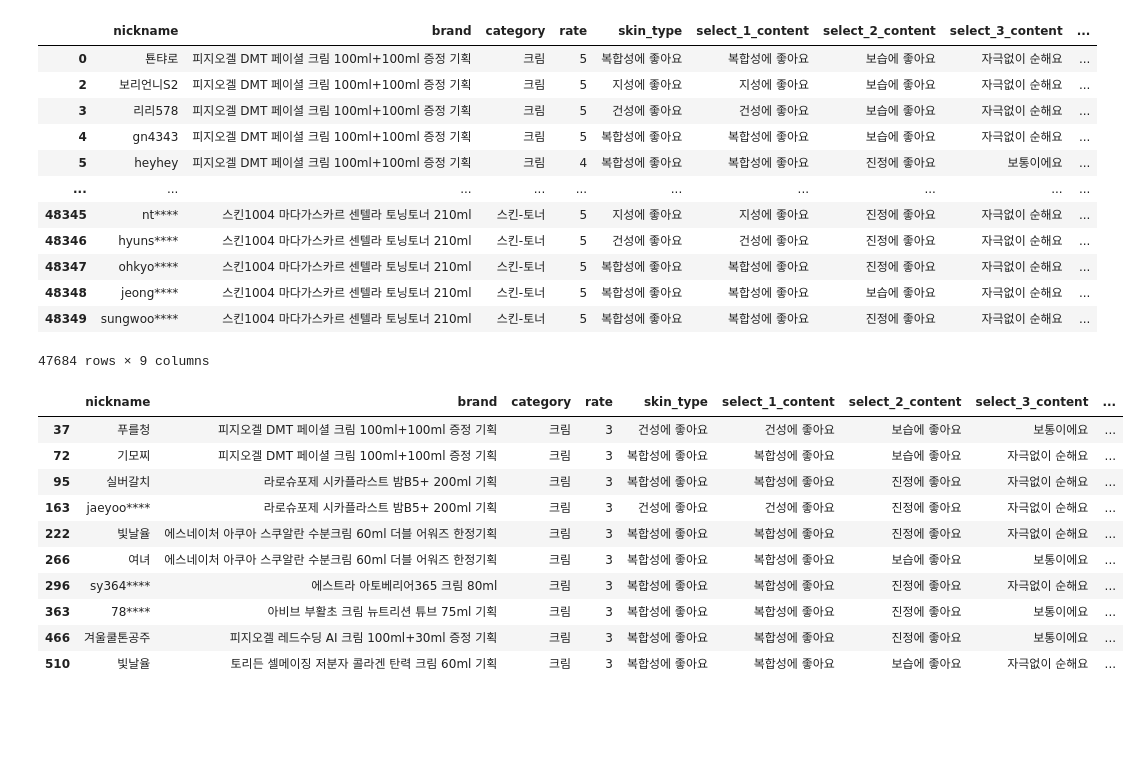
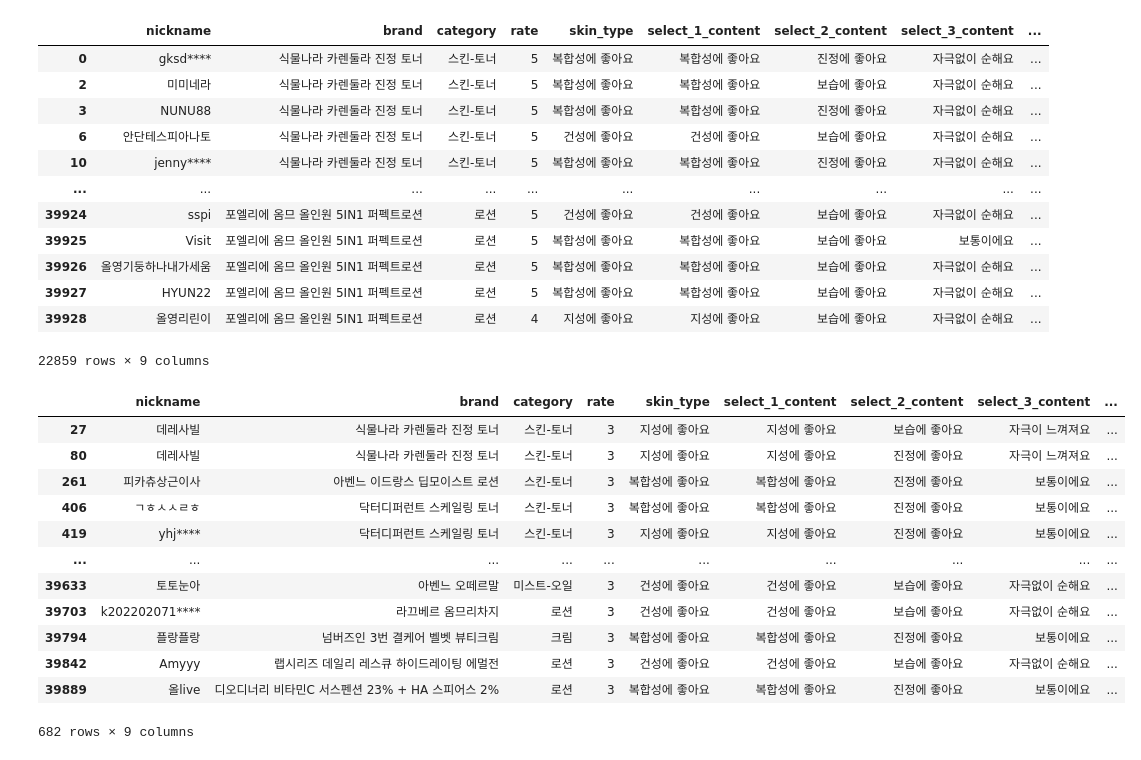
Before and after one commit to seyeon-shijuan/recommend-chatbot-for-cosmetics, a Jupyter notebook: src/app/recommend/recommend_filtering.ipynb, the cells around one changed output. Drawn from its saved outputs; the diff is of its cells as text; code cells hidden in the pictures; blank space fills up the shorter version.

```diff
--- a/src/app/recommend/recommend_filtering.ipynb
+++ b/src/app/recommend/recommend_filtering.ipynb
@@ -1,6 +1,6 @@
 # %%
 import pandas as pd
-df = pd.read_csv("C:/Users/SBA/Desktop/cosmetic_dataset.csv")
+df = pd.read_csv("C:/Users/SBA/Desktop/final_cosmetic_dataset.csv")
 df
 # %% [output]
 |  | nickname | brand | category | rate | skin_type | select_1_content | select_2_content | select_3_content | ... |
@@ -18,0 +19,7 @@ df
+# %%
+# 중복 리뷰 제거
+# 완전히 동일한 리뷰를 삭제해 광고 대행으로 의심되는 리뷰 삭제
+df.drop_duplicates(['txt'], inplace=True)
+# %%
+# 별점 부분만 남기고 남기기?
+df.dropna(axis=0, inplace=True)
@@ -114,6 +141,6 @@ df = df[df['nickname'] != max_count_user]
 
 # 리뷰 2개 이상 30개 이하 올린 유저들 뽑기
 user_counts = df['nickname'].value_counts()
-df = df[(user_counts >= 20) & (user_counts <= 40)].index
+df = df[df.groupby('nickname')['nickname'].transform('count').between(2, 20)]
 df
 # %% [output]
@@ -124,34 +163,36 @@ df = df[df['rate'] > 2]
 df
 # %% [output]
 |  | nickname | brand | category | rate | skin_type | select_1_content | select_2_content | select_3_content | ... |
-| 0 | 툔탸로 | 피지오겔 DMT 페이셜 크림 100ml+100ml 증정 기획 | 크림 | 5 | 복합성에 좋아요 | 복합성에 좋아요 | 보습에 좋아요 | 자극없이 순해요 | ... |
-| 2 | 보리언니S2 | 피지오겔 DMT 페이셜 크림 100ml+100ml 증정 기획 | 크림 | 5 | 지성에 좋아요 | 지성에 좋아요 | 보습에 좋아요 | 자극없이 순해요 | ... |
-| 3 | 리리578 | 피지오겔 DMT 페이셜 크림 100ml+100ml 증정 기획 | 크림 | 5 | 건성에 좋아요 | 건성에 좋아요 | 보습에 좋아요 | 자극없이 순해요 | ... |
-| 4 | gn4343 | 피지오겔 DMT 페이셜 크림 100ml+100ml 증정 기획 | 크림 | 5 | 복합성에 좋아요 | 복합성에 좋아요 | 보습에 좋아요 | 자극없이 순해요 | ... |
-| 5 | heyhey | 피지오겔 DMT 페이셜 크림 100ml+100ml 증정 기획 | 크림 | 4 | 복합성에 좋아요 | 복합성에 좋아요 | 진정에 좋아요 | 보통이에요 | ... |
+| 0 | gksd**** | 식물나라 카렌둘라 진정 토너 | 스킨-토너 | 5 | 복합성에 좋아요 | 복합성에 좋아요 | 진정에 좋아요 | 자극없이 순해요 | ... |
+| 2 | 미미네라 | 식물나라 카렌둘라 진정 토너 | 스킨-토너 | 5 | 복합성에 좋아요 | 복합성에 좋아요 | 보습에 좋아요 | 자극없이 순해요 | ... |
+| 3 | NUNU88 | 식물나라 카렌둘라 진정 토너 | 스킨-토너 | 5 | 복합성에 좋아요 | 복합성에 좋아요 | 진정에 좋아요 | 자극없이 순해요 | ... |
+| 6 | 안단테스피아나토 | 식물나라 카렌둘라 진정 토너 | 스킨-토너 | 5 | 건성에 좋아요 | 건성에 좋아요 | 보습에 좋아요 | 자극없이 순해요 | ... |
+| 10 | jenny**** | 식물나라 카렌둘라 진정 토너 | 스킨-토너 | 5 | 복합성에 좋아요 | 복합성에 좋아요 | 진정에 좋아요 | 자극없이 순해요 | ... |
 | ... | ... | ... | ... | ... | ... | ... | ... | ... | ... |
-| 48345 | nt**** | 스킨1004 마다가스카르 센텔라 토닝토너 210ml | 스킨-토너 | 5 | 지성에 좋아요 | 지성에 좋아요 | 진정에 좋아요 | 자극없이 순해요 | ... |
-| 48346 | hyuns**** | 스킨1004 마다가스카르 센텔라 토닝토너 210ml | 스킨-토너 | 5 | 건성에 좋아요 | 건성에 좋아요 | 진정에 좋아요 | 자극없이 순해요 | ... |
-| 48347 | ohkyo**** | 스킨1004 마다가스카르 센텔라 토닝토너 210ml | 스킨-토너 | 5 | 복합성에 좋아요 | 복합성에 좋아요 | 진정에 좋아요 | 자극없이 순해요 | ... |
-| 48348 | jeong**** | 스킨1004 마다가스카르 센텔라 토닝토너 210ml | 스킨-토너 | 5 | 복합성에 좋아요 | 복합성에 좋아요 | 보습에 좋아요 | 자극없이 순해요 | ... |
-| 48349 | sungwoo**** | 스킨1004 마다가스카르 센텔라 토닝토너 210ml | 스킨-토너 | 5 | 복합성에 좋아요 | 복합성에 좋아요 | 진정에 좋아요 | 자극없이 순해요 | ... |
+| 39924 | sspi | 포엘리에 옴므 올인원 5IN1 퍼펙트로션 | 로션 | 5 | 건성에 좋아요 | 건성에 좋아요 | 보습에 좋아요 | 자극없이 순해요 | ... |
+| 39925 | Visit | 포엘리에 옴므 올인원 5IN1 퍼펙트로션 | 로션 | 5 | 복합성에 좋아요 | 복합성에 좋아요 | 보습에 좋아요 | 보통이에요 | ... |
+| 39926 | 올영기둥하나내가세움 | 포엘리에 옴므 올인원 5IN1 퍼펙트로션 | 로션 | 5 | 복합성에 좋아요 | 복합성에 좋아요 | 보습에 좋아요 | 자극없이 순해요 | ... |
+| 39927 | HYUN22 | 포엘리에 옴므 올인원 5IN1 퍼펙트로션 | 로션 | 5 | 복합성에 좋아요 | 복합성에 좋아요 | 보습에 좋아요 | 자극없이 순해요 | ... |
+| 39928 | 올영리린이 | 포엘리에 옴므 올인원 5IN1 퍼펙트로션 | 로션 | 4 | 지성에 좋아요 | 지성에 좋아요 | 보습에 좋아요 | 자극없이 순해요 | ... |
-47684 rows × 9 columns
+22859 rows × 9 columns
 # %%
 # sort 3점내용이 피부고민에 대한 내용이 아니면 제거(리뷰만)
-df = df[df['rate'] == 3]
-df.head(10)
+df_rate3 = df[df['rate'] == 3]
+df_rate3
 # %% [output]
 |  | nickname | brand | category | rate | skin_type | select_1_content | select_2_content | select_3_content | ... |
-| 37 | 푸를청 | 피지오겔 DMT 페이셜 크림 100ml+100ml 증정 기획 | 크림 | 3 | 건성에 좋아요 | 건성에 좋아요 | 보습에 좋아요 | 보통이에요 | ... |
-| 72 | 기모찌 | 피지오겔 DMT 페이셜 크림 100ml+100ml 증정 기획 | 크림 | 3 | 복합성에 좋아요 | 복합성에 좋아요 | 보습에 좋아요 | 자극없이 순해요 | ... |
-| 95 | 실버갈치 | 라로슈포제 시카플라스트 밤B5+ 200ml 기획 | 크림 | 3 | 복합성에 좋아요 | 복합성에 좋아요 | 진정에 좋아요 | 자극없이 순해요 | ... |
-| 163 | jaeyoo**** | 라로슈포제 시카플라스트 밤B5+ 200ml 기획 | 크림 | 3 | 건성에 좋아요 | 건성에 좋아요 | 진정에 좋아요 | 자극없이 순해요 | ... |
-| 222 | 빛날율 | 에스네이처 아쿠아 스쿠알란 수분크림 60ml 더블 어워즈 한정기획 | 크림 | 3 | 복합성에 좋아요 | 복합성에 좋아요 | 진정에 좋아요 | 자극없이 순해요 | ... |
-| 266 | 여녀 | 에스네이처 아쿠아 스쿠알란 수분크림 60ml 더블 어워즈 한정기획 | 크림 | 3 | 복합성에 좋아요 | 복합성에 좋아요 | 보습에 좋아요 | 보통이에요 | ... |
-| 296 | sy364**** | 에스트라 아토베리어365 크림 80ml | 크림 | 3 | 복합성에 좋아요 | 복합성에 좋아요 | 진정에 좋아요 | 자극없이 순해요 | ... |
-| 363 | 78**** | 아비브 부활초 크림 뉴트리션 튜브 75ml 기획 | 크림 | 3 | 복합성에 좋아요 | 복합성에 좋아요 | 진정에 좋아요 | 보통이에요 | ... |
-| 466 | 겨울쿨톤공주 | 피지오겔 레드수딩 AI 크림 100ml+30ml 증정 기획 | 크림 | 3 | 복합성에 좋아요 | 복합성에 좋아요 | 진정에 좋아요 | 보통이에요 | ... |
-| 510 | 빛날율 | 토리든 셀메이징 저분자 콜라겐 탄력 크림 60ml 기획 | 크림 | 3 | 복합성에 좋아요 | 복합성에 좋아요 | 보습에 좋아요 | 자극없이 순해요 | ... |
+| 27 | 데레사빌 | 식물나라 카렌둘라 진정 토너 | 스킨-토너 | 3 | 지성에 좋아요 | 지성에 좋아요 | 보습에 좋아요 | 자극이 느껴져요 | ... |
+| 80 | 데레사빌 | 식물나라 카렌둘라 진정 토너 | 스킨-토너 | 3 | 지성에 좋아요 | 지성에 좋아요 | 진정에 좋아요 | 자극이 느껴져요 | ... |
+| 261 | 피카츄상근이사 | 아벤느 이드랑스 딥모이스트 로션 | 스킨-토너 | 3 | 복합성에 좋아요 | 복합성에 좋아요 | 진정에 좋아요 | 보통이에요 | ... |
+| 406 | ㄱㅎㅅㅅㄹㅎ | 닥터디퍼런트 스케일링 토너 | 스킨-토너 | 3 | 복합성에 좋아요 | 복합성에 좋아요 | 진정에 좋아요 | 보통이에요 | ... |
+| 419 | yhj**** | 닥터디퍼런트 스케일링 토너 | 스킨-토너 | 3 | 지성에 좋아요 | 지성에 좋아요 | 진정에 좋아요 | 보통이에요 | ... |
+| ... | ... | ... | ... | ... | ... | ... | ... | ... | ... |
+| 39633 | 토토눈아 | 아벤느 오떼르말 | 미스트-오일 | 3 | 건성에 좋아요 | 건성에 좋아요 | 보습에 좋아요 | 자극없이 순해요 | ... |
+| 39703 | k202202071**** | 라끄베르 옴므리차지 | 로션 | 3 | 건성에 좋아요 | 건성에 좋아요 | 보습에 좋아요 | 자극없이 순해요 | ... |
+| 39794 | 플랑플랑 | 넘버즈인 3번 결케어 벨벳 뷰티크림 | 크림 | 3 | 복합성에 좋아요 | 복합성에 좋아요 | 진정에 좋아요 | 보통이에요 | ... |
+| 39842 | Amyyy | 랩시리즈 데일리 레스큐 하이드레이팅 에멀전 | 로션 | 3 | 건성에 좋아요 | 건성에 좋아요 | 보습에 좋아요 | 자극없이 순해요 | ... |
+| 39889 | 올live | 디오디너리 비타민C 서스펜션 23% + HA 스피어스 2% | 로션 | 3 | 복합성에 좋아요 | 복합성에 좋아요 | 진정에 좋아요 | 보통이에요 | ... |
+682 rows × 9 columns
 # %%
 df = df.drop([4654, 2011, 4104, 4135], axis=0)
 df
```
Also changed, not shown: parts of 13 cells of this notebook.
